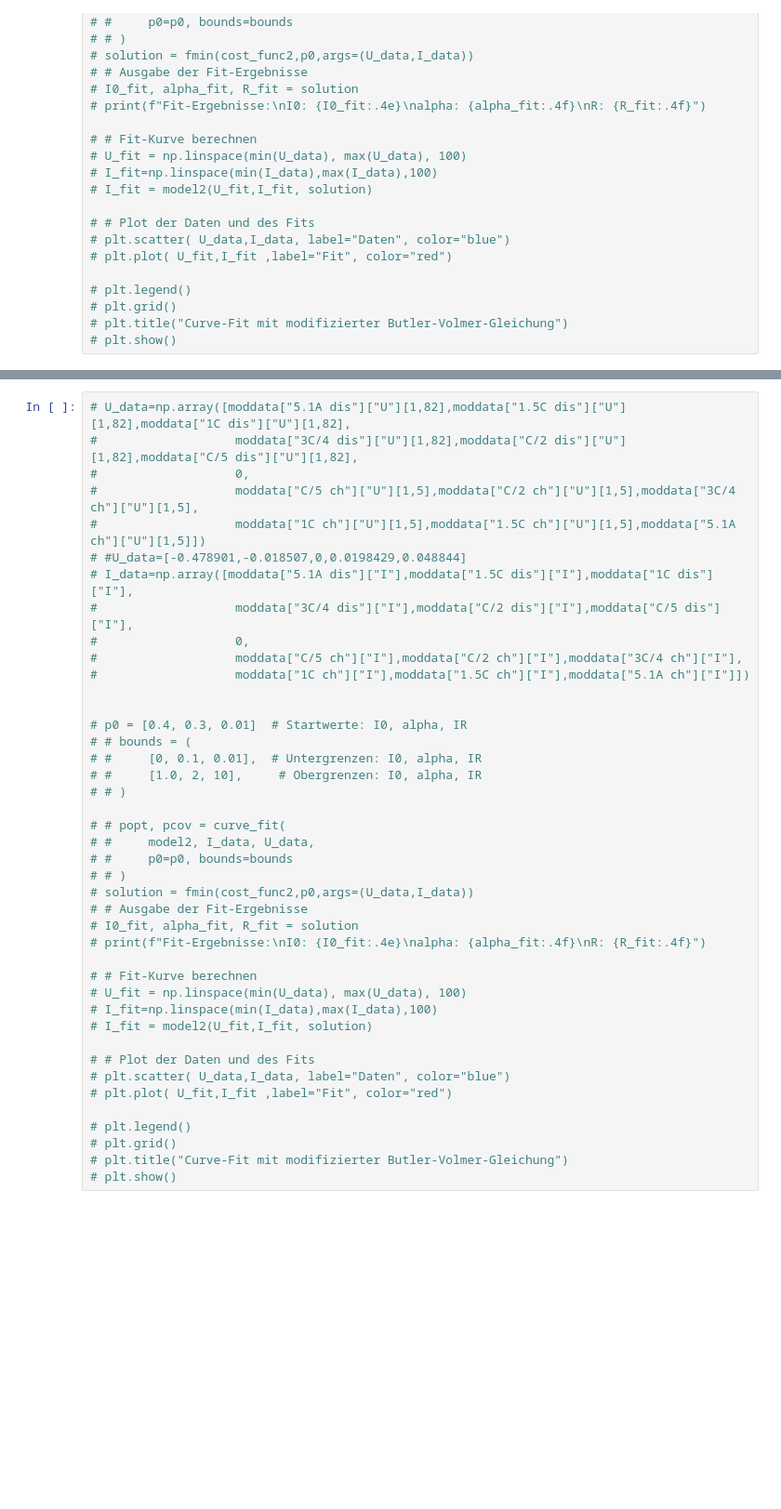
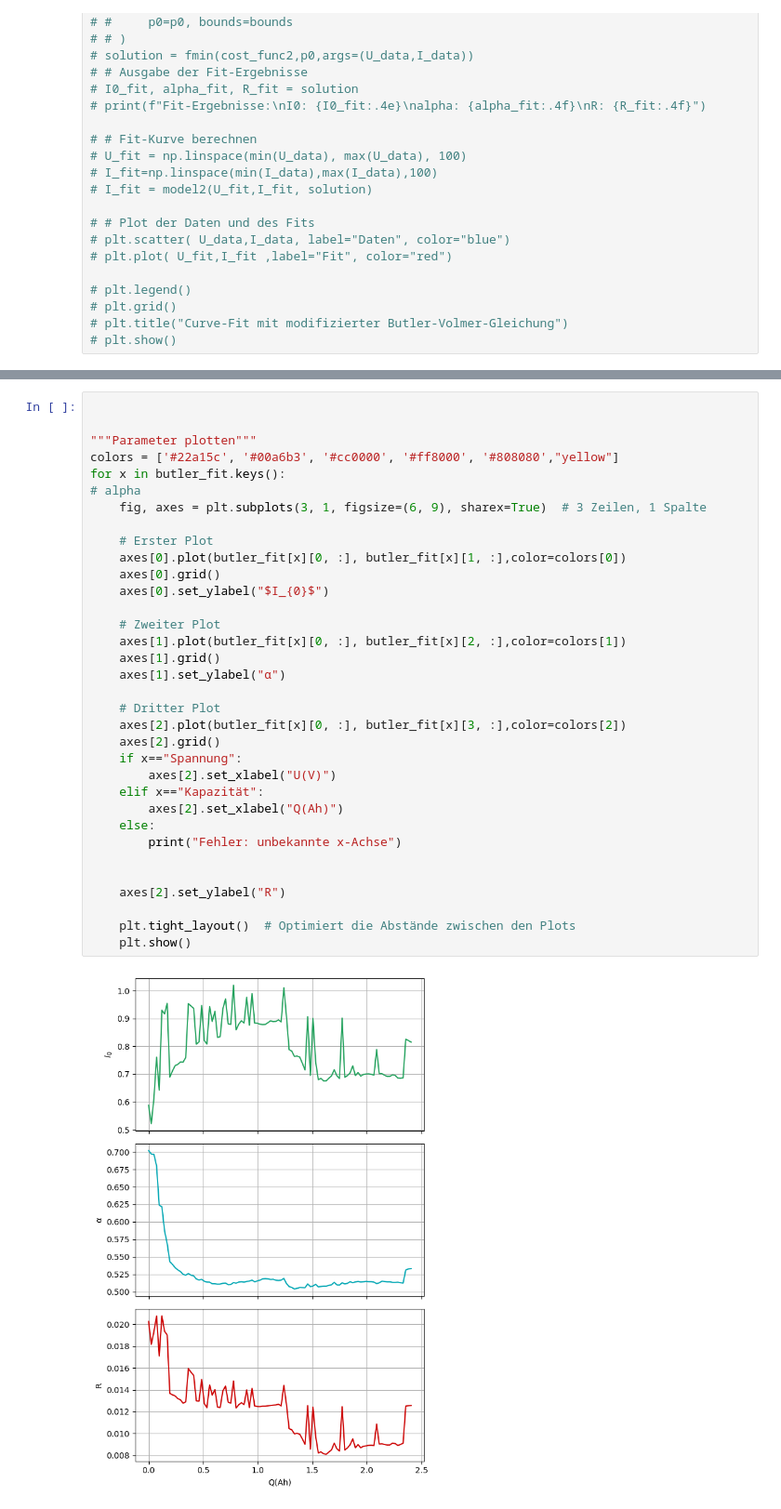
Before and after one commit to dieterduese/Projekt_Entropie, a Jupyter notebook: ButlerVolmer_erstellen.ipynb, the cells around one changed output, grey strips where cells are left out. Shown at 93% size. Cells and saved outputs as stored; diff of their text form; blank space fills up the shorter version.

```diff
--- a/ButlerVolmer_erstellen.ipynb
+++ b/ButlerVolmer_erstellen.ipynb
@@ -229,42 +896,36 @@ plt.show()
-# %%
-# U_data=np.array([moddata["5.1A dis"]["U"][1,82],moddata["1.5C dis"]["U"][1,82],moddata["1C dis"]["U"][1,82],
-#                   moddata["3C/4 dis"]["U"][1,82],moddata["C/2 dis"]["U"][1,82],moddata["C/5 dis"]["U"][1,82],
-#                   0,
-#                   moddata["C/5 ch"]["U"][1,5],moddata["C/2 ch"]["U"][1,5],moddata["3C/4 ch"]["U"][1,5],
-#                   moddata["1C ch"]["U"][1,5],moddata["1.5C ch"]["U"][1,5],moddata["5.1A ch"]["U"][1,5]])
-# #U_data=[-0.478901,-0.018507,0,0.0198429,0.048844]
-# I_data=np.array([moddata["5.1A dis"]["I"],moddata["1.5C dis"]["I"],moddata["1C dis"]["I"],
-#                   moddata["3C/4 dis"]["I"],moddata["C/2 dis"]["I"],moddata["C/5 dis"]["I"],
-#                   0,
-#                   moddata["C/5 ch"]["I"],moddata["C/2 ch"]["I"],moddata["3C/4 ch"]["I"],
-#                   moddata["1C ch"]["I"],moddata["1.5C ch"]["I"],moddata["5.1A ch"]["I"]])
-
-
-# p0 = [0.4, 0.3, 0.01]  # Startwerte: I0, alpha, IR
-# # bounds = (
-# #     [0, 0.1, 0.01],  # Untergrenzen: I0, alpha, IR
-# #     [1.0, 2, 10],     # Obergrenzen: I0, alpha, IR
-# # )
-
-# # popt, pcov = curve_fit(
-# #     model2, I_data, U_data,
-# #     p0=p0, bounds=bounds
-# # )
-# solution = fmin(cost_func2,p0,args=(U_data,I_data))
-# # Ausgabe der Fit-Ergebnisse
-# I0_fit, alpha_fit, R_fit = solution
-# print(f"Fit-Ergebnisse:\nI0: {I0_fit:.4e}\nalpha: {alpha_fit:.4f}\nR: {R_fit:.4f}")
-
-# # Fit-Kurve berechnen
-# U_fit = np.linspace(min(U_data), max(U_data), 100)
-# I_fit=np.linspace(min(I_data),max(I_data),100)
-# I_fit = model2(U_fit,I_fit, solution)
-
-# # Plot der Daten und des Fits
-# plt.scatter( U_data,I_data, label="Daten", color="blue")
-# plt.plot( U_fit,I_fit ,label="Fit", color="red")
-
-# plt.legend()
-# plt.grid()
-# plt.title("Curve-Fit mit modifizierter Butler-Volmer-Gleichung")
-# plt.show()
+# %%
+
+
+"""Parameter plotten"""
+colors = ['#22a15c', '#00a6b3', '#cc0000', '#ff8000', '#808080',"yellow"]
+for x in butler_fit.keys():
+# alpha
+    fig, axes = plt.subplots(3, 1, figsize=(6, 9), sharex=True)  # 3 Zeilen, 1 Spalte
+
+    # Erster Plot
+    axes[0].plot(butler_fit[x][0, :], butler_fit[x][1, :],color=colors[0])
+    axes[0].grid()
+    axes[0].set_ylabel("$I_{0}$")
+
+    # Zweiter Plot
+    axes[1].plot(butler_fit[x][0, :], butler_fit[x][2, :],color=colors[1])
+    axes[1].grid()
+    axes[1].set_ylabel("α")
+
+    # Dritter Plot
+    axes[2].plot(butler_fit[x][0, :], butler_fit[x][3, :],color=colors[2])
+    axes[2].grid()
+    if x=="Spannung":
+        axes[2].set_xlabel("U(V)")
+    elif x=="Kapazität":
+        axes[2].set_xlabel("Q(Ah)")
+    else:
+        print("Fehler: unbekannte x-Achse")
+
+
+    axes[2].set_ylabel("R")
+
+    plt.tight_layout()  # Optimiert die Abstände zwischen den Plots
+    plt.show()
+# %% [output]
+[figure, added]
```
Also changed, not shown: parts of 23 cells of this notebook, 1 other file.
